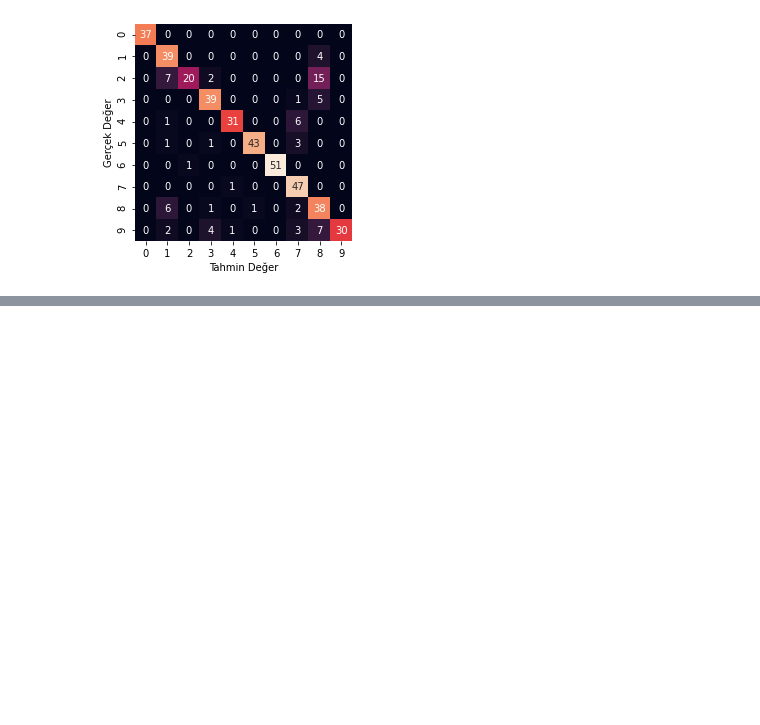
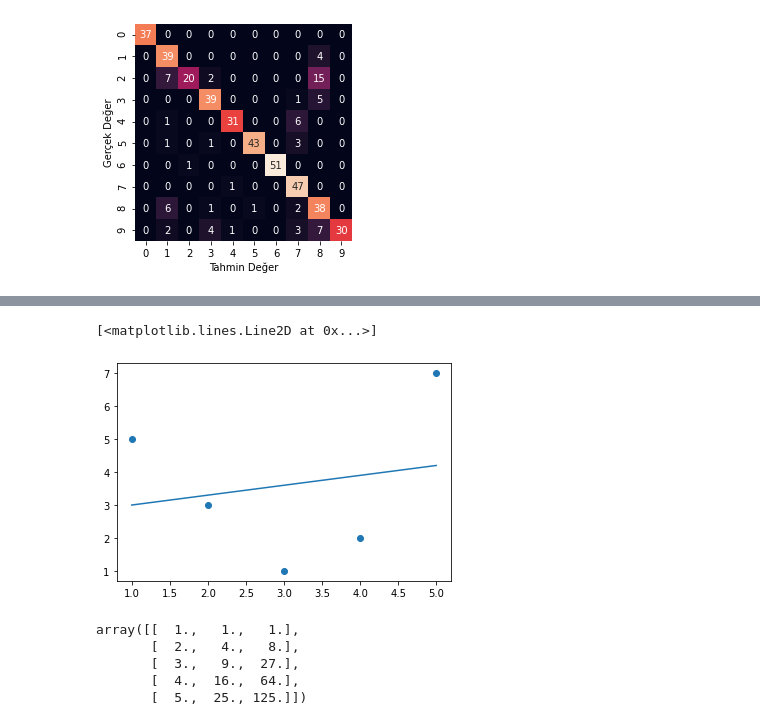
Before and after one commit to kuyucuk/Multilabel, a Jupyter notebook: tez_kod/Makine Öğrenmesi/machine_learning_lessons.ipynb, the cells around one changed output, grey strips where cells are left out. Drawn from its saved outputs; the diff is of its cells as text; code cells hidden in the pictures; blank space fills up the shorter version.

```diff
--- a/tez_kod/Makine Öğrenmesi/machine_learning_lessons.ipynb
+++ b/tez_kod/Makine Öğrenmesi/machine_learning_lessons.ipynb
@@ -360,0 +423,21 @@ Text(91.68, 0.5, 'Gerçek Değer')
+# %%
+from sklearn.linear_model import LinearRegression
+X=x[:,np.newaxis]
+model=LinearRegression().fit(X,y)
+y_fit=model.predict(X)
+plt.scatter(x,y)
+plt.plot(x,y_fit)
+# %% [output]
+[<matplotlib.lines.Line2D at 0x...>]
+[figure, added]
+# %%
+from sklearn.preprocessing import PolynomialFeatures
+pol=PolynomialFeatures (degree=3,include_bias=False)
+X2=pol.fit_transform(X)
+X2
+# %% [output]
+array([[  1.,   1.,   1.],
+       [  2.,   4.,   8.],
+       [  3.,   9.,  27.],
+       [  4.,  16.,  64.],
+       [  5.,  25., 125.]])
```
Also changed, not shown: parts of 26 cells of this notebook.
